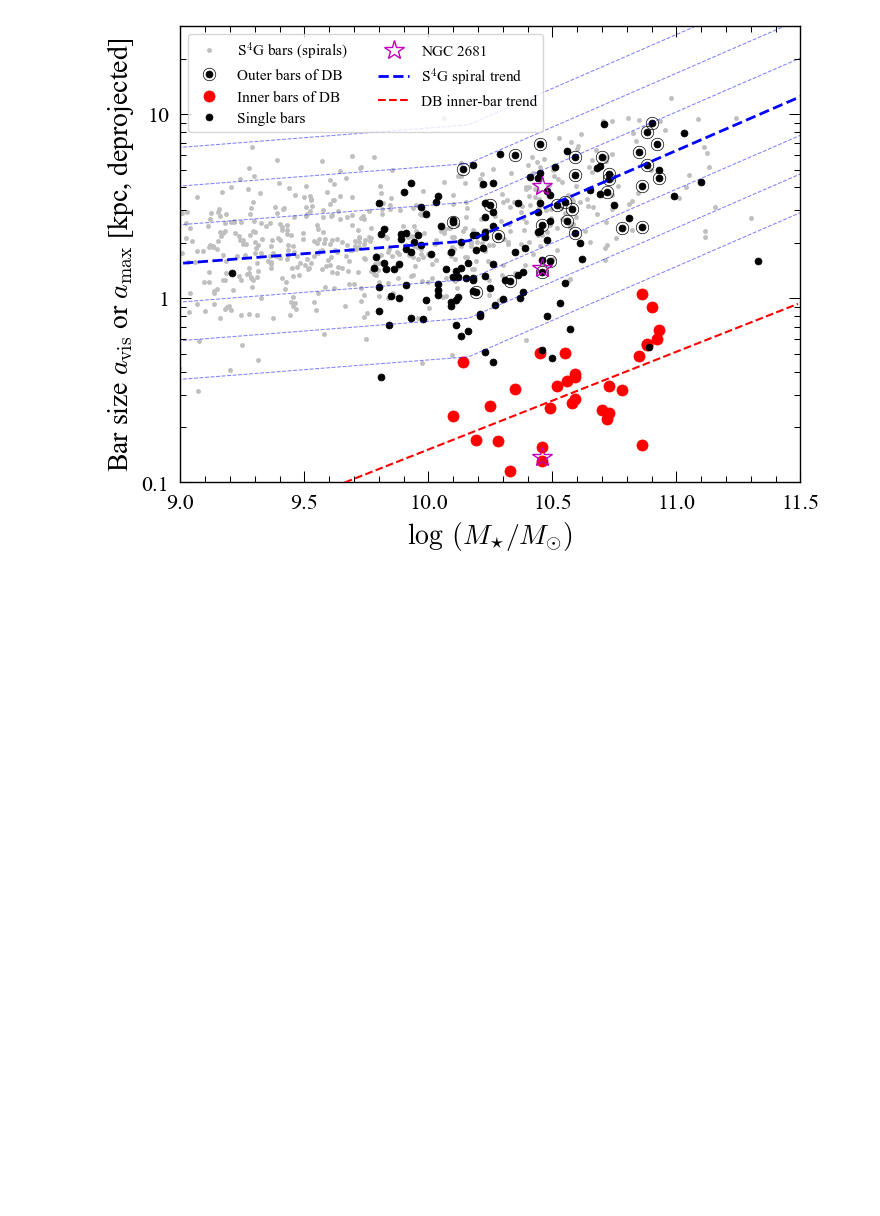
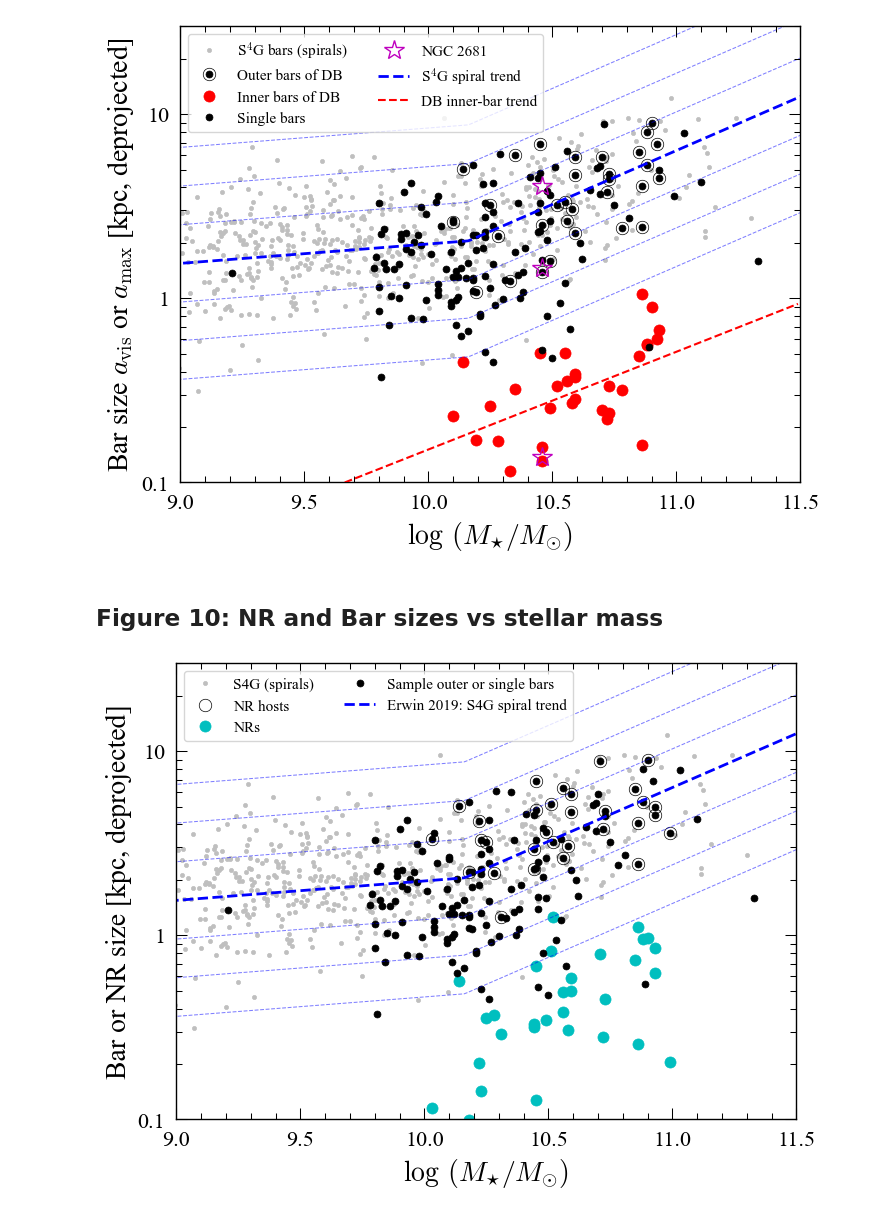
Before and after one commit to perwin/db-nr_paper, a Jupyter notebook: figures_for_paper.ipynb, the cells around one changed output. Saved outputs shown, nothing was run; the diff lists cells and outputs as text; code cells hidden in the pictures; blank space fills up the shorter version.

```diff
--- a/figures_for_paper.ipynb
+++ b/figures_for_paper.ipynb
@@ -530,3 +526,31 @@ if savePlots:
 # %% [output]
 7 ['S4G (spirals)', 'Outer bars of DB', 'Inner bars of DB', 'Sample outer or single bars', 'NGC 2681', 'Erwin 2019: S4G spiral trend', 'DB inner-bar trend']
 [figure]
+# %% [markdown]
+## Figure 10: NR and Bar sizes vs stellar mass
+# %%
+# plot all barred galaxies from S4G ("Parent disc" in Erwin 2019), *except* for those in our sample
+semilogy(s4gdata.logmstar[ii_s4g_barred_non_ews], s4gdata.sma_dp_kpc2[ii_s4g_barred_non_ews], 'o', ms=3, color='0.75', label='S4G (spirals)')
+# plot NRs and NR host gars
+#semilogy(df_bars.logmstar[ii_db], df_bars.amax_dp_kpc[ii_db], 'o', mfc='None', mec='k', ms=9, label='Outer bars of DB')
+semilogy(df_bars.logmstar[ii_nr], df_bars.amax_dp_kpc[ii_nr], 'o', mfc='None', mec='k', ms=9, label='NR hosts')
+semilogy(df_bars.logmstar[ii_nr], df_bars.nr_dp_kpc[ii_nr], 'co', ms=8, label='NRs')
+semilogy(df_bars.logmstar, df_bars.amax_dp_kpc, 'ko', ms=5, label='Sample outer or single bars')
+
+plot(mm, 10**fitline_log, 'b--', lw=2, label="Erwin 2019: S4G spiral trend")
+plot(mm, 10**(fitline_log + fitline_sigma), 'b--', lw=0.75, alpha=0.5)
+plot(mm, 10**(fitline_log - fitline_sigma), 'b--', lw=0.75, alpha=0.5)
+plot(mm, 10**(fitline_log + 2*fitline_sigma), 'b--', lw=0.75, alpha=0.5)
+plot(mm, 10**(fitline_log - 2*fitline_sigma), 'b--', lw=0.75, alpha=0.5)
+plot(mm, 10**(fitline_log + 3*fitline_sigma), 'b--', lw=0.75, alpha=0.5)
+plot(mm, 10**(fitline_log - 3*fitline_sigma), 'b--', lw=0.75, alpha=0.5)
+xlim(9,11.5);ylim(0.1,30)
+legend(loc='upper left', fontsize=11, ncols=2)
+xlabel(xtmstar);ylabel(ytbarsize_kpc_nr)
+pu.MakeNiceLogAxes(whichAxis="y")
+# push bottom of plot upwards so that x-axis label isn't clipped in PDF output
+subplots_adjust(bottom=0.14)
+if savePlots:
+    savefig(baseDir + "bar_amax_vs_Mstar_with-nr.pdf")
+# %% [output]
+[figure, added]
```
Also changed, not shown: parts of 3 cells of this notebook.
